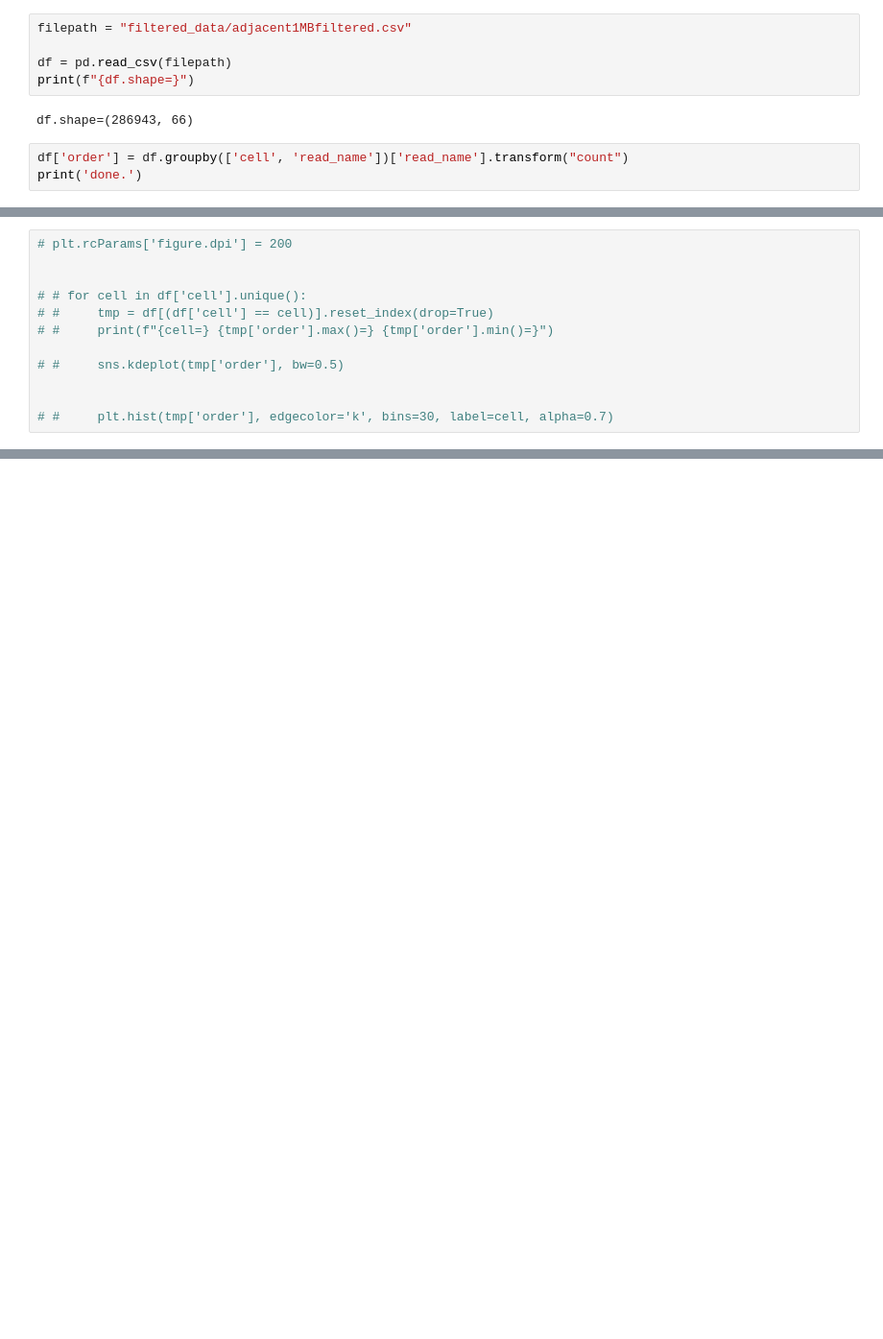
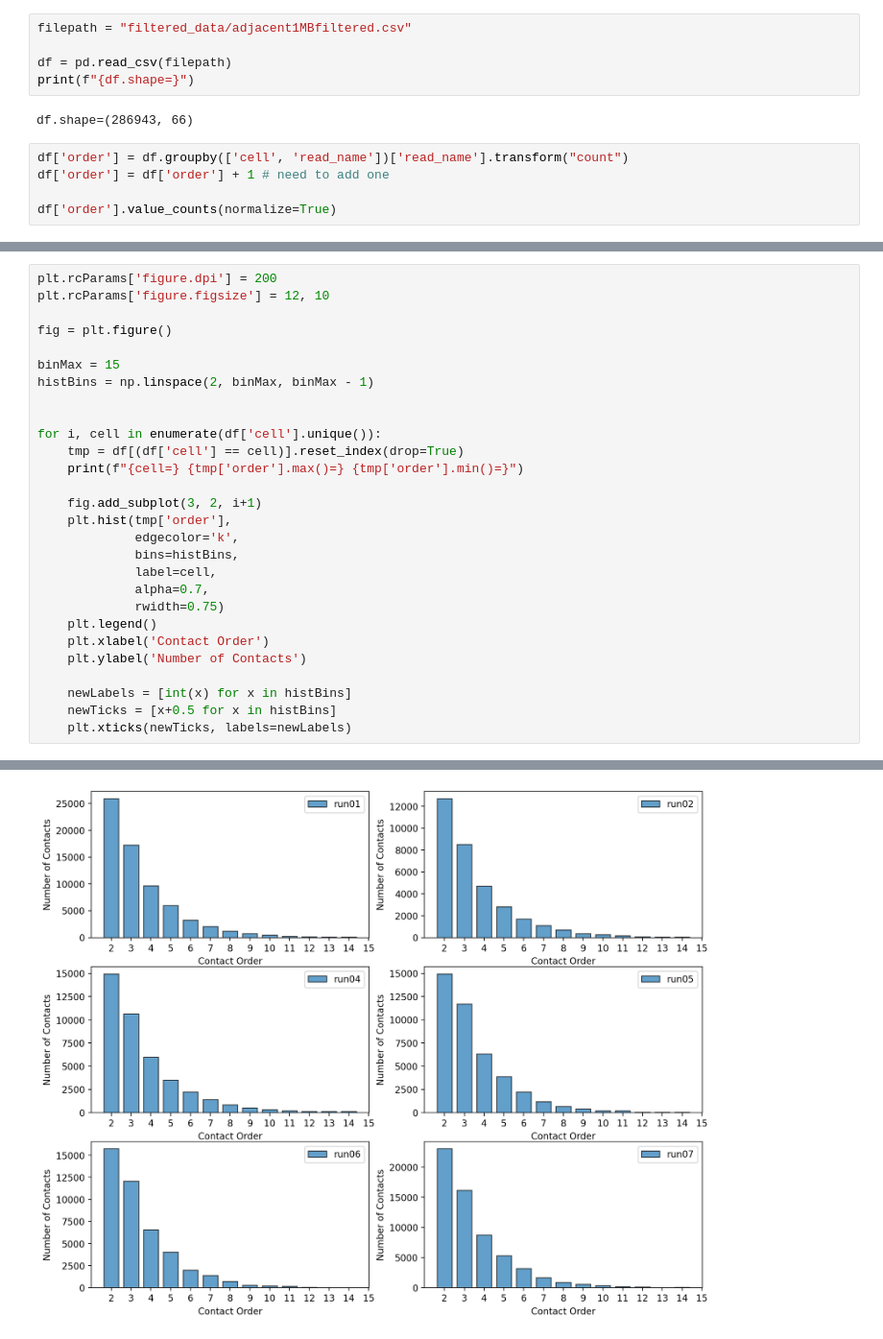
Before and after one commit to CooperStansbury/scPoreC-analysis, a Jupyter notebook: notebooks/higherOrderAnalysis.ipynb, the cells around one changed output, grey strips where cells are left out. Shown at 96% size. Drawn from its saved outputs; the diff is of its cells as text; blank space fills up the shorter version.

```diff
--- a/notebooks/higherOrderAnalysis.ipynb
+++ b/notebooks/higherOrderAnalysis.ipynb
@@ -44,5 +45,7 @@ print(f"{df.shape=}")
 df.shape=(286943, 66)
 # %%
 df['order'] = df.groupby(['cell', 'read_name'])['read_name'].transform("count")
-print('done.')
+df['order'] = df['order'] + 1 # need to add one
+
+df['order'].value_counts(normalize=True)
 # %% [output]
@@ -50,12 +72,29 @@ done.
 # %%
-# plt.rcParams['figure.dpi'] = 200
+plt.rcParams['figure.dpi'] = 200
+plt.rcParams['figure.figsize'] = 12, 10
+
+fig = plt.figure()
+
+binMax = 15
+histBins = np.linspace(2, binMax, binMax - 1)
 
 
-# # for cell in df['cell'].unique():
-# #     tmp = df[(df['cell'] == cell)].reset_index(drop=True)
-# #     print(f"{cell=} {tmp['order'].max()=} {tmp['order'].min()=}")
+for i, cell in enumerate(df['cell'].unique()):
+    tmp = df[(df['cell'] == cell)].reset_index(drop=True)
+    print(f"{cell=} {tmp['order'].max()=} {tmp['order'].min()=}")
 
-# #     sns.kdeplot(tmp['order'], bw=0.5)
+    fig.add_subplot(3, 2, i+1)
+    plt.hist(tmp['order'],
+             edgecolor='k',
+             bins=histBins,
+             label=cell,
+             alpha=0.7,
+             rwidth=0.75)
+    plt.legend()
+    plt.xlabel('Contact Order')
+    plt.ylabel('Number of Contacts')
 
-
-# #     plt.hist(tmp['order'], edgecolor='k', bins=30, label=cell, alpha=0.7)
+    newLabels = [int(x) for x in histBins]
+    newTicks = [x+0.5 for x in histBins]
+    plt.xticks(newTicks, labels=newLabels)
+# %% [output]
@@ -62,3 +107,4 @@ done.
+[figure, added]
 # %%
 resolution = 1000000 # 1mb scale
 
```
Also changed, not shown: parts of 12 cells of this notebook, 3 other files.
